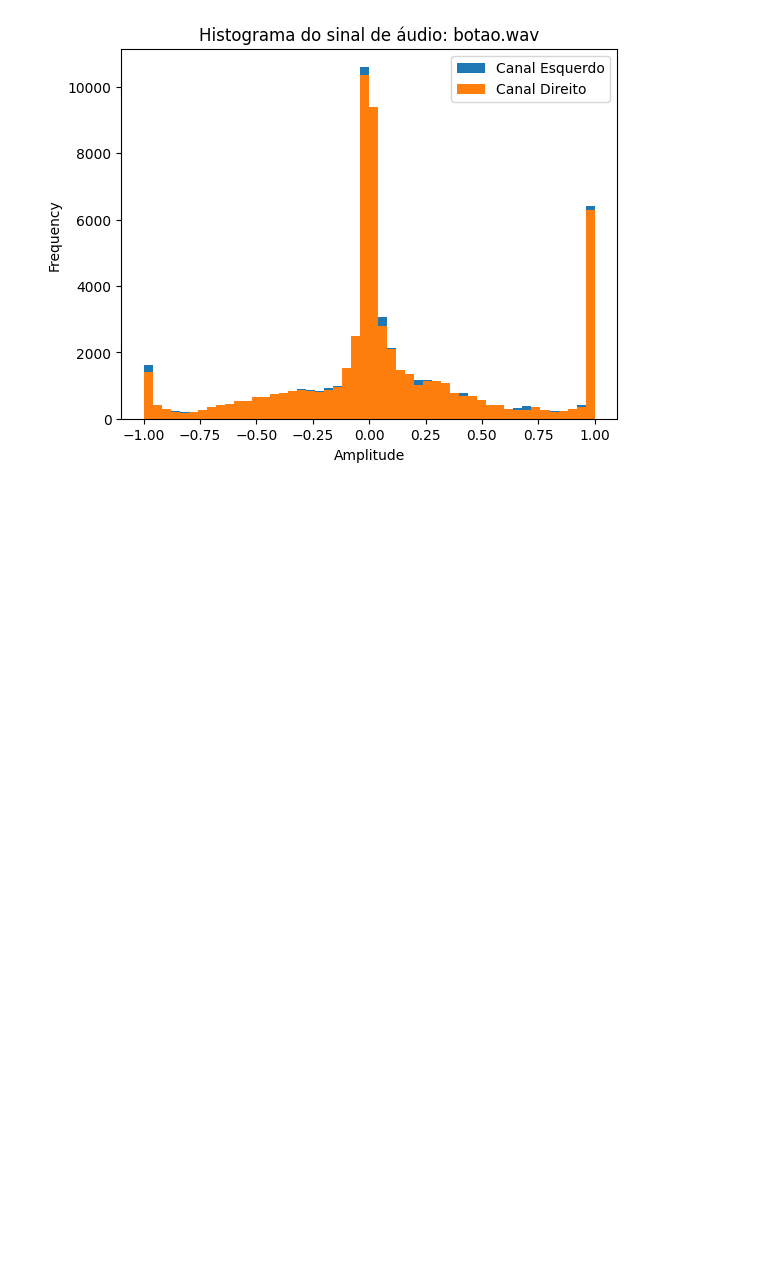
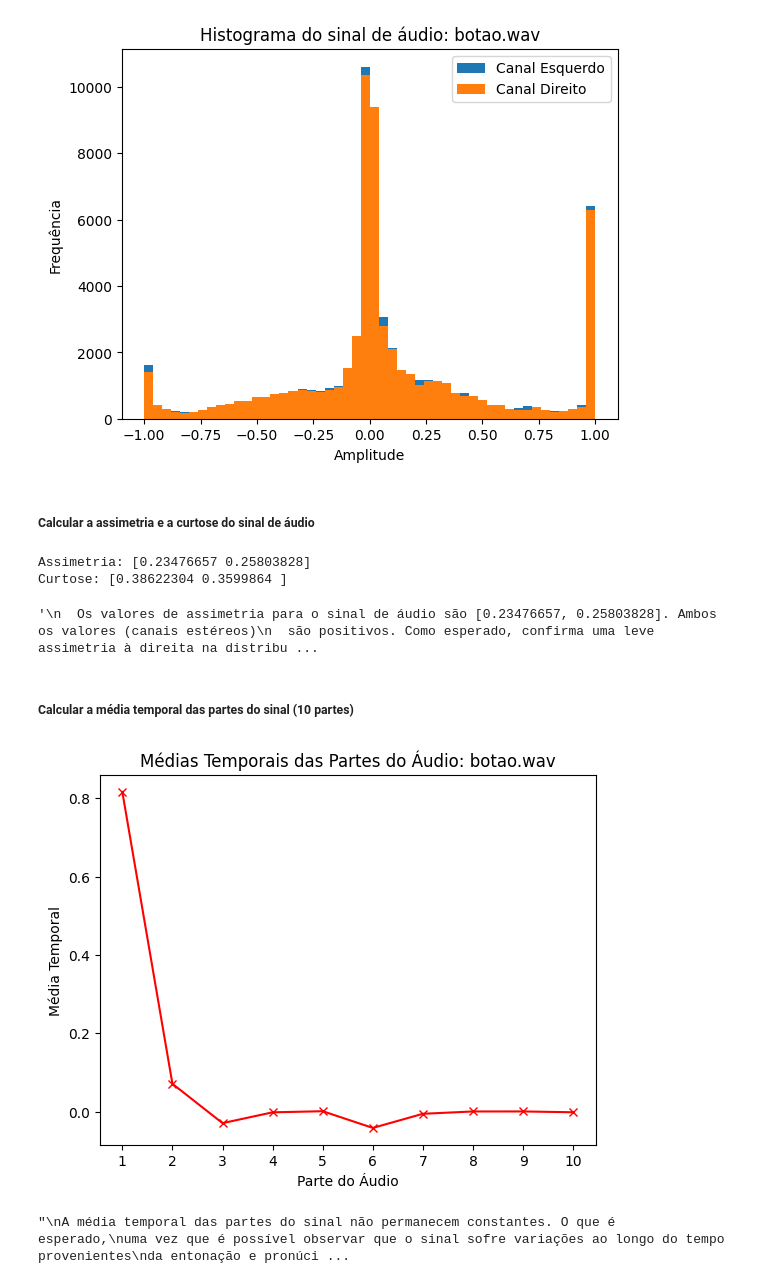
Before and after one commit to JonasFortes12/stochastic-process-audio-analysis, a Jupyter notebook: audio_analisys.ipynb, the cells around one changed output. Cells and saved outputs as stored; diff of their text form; code cells hidden in the pictures; blank space fills up the shorter version.

Commit message:
feat: add analisys of skewness, kurtosis and autocorrelations

```diff
--- a/audio_analisys.ipynb
+++ b/audio_analisys.ipynb
@@ -67,3 +68,60 @@ plt.legend()
 plt.show()
 # %% [output]
 [figure]
+# %% [markdown]
+##### Calcular a assimetria e a curtose do sinal de áudio
+# %%
+# Calcular a skewness
+signal_skewness = skew(signal)
+
+# Calcular a kurtosis
+signal_kurtosis = kurtosis(signal)
+
+# imprimir os valores de skewness e kurtosis
+print("Assimetria:", signal_skewness)
+print("Curtose:", signal_kurtosis)
+
+'''
+  Os valores de assimetria para o sinal de áudio são [0.23476657, 0.25803828]. Ambos os valores (canais estéreos)
+  são positivos. Como esperado, confirma uma leve assimetria à direita na distribuição das amplitudes
+  do sinal de áudio, como é possível observar no gráfico de histograma.
+
+  Já os valores de curtose para o sinal de áudio são [0.38622304 0.3599864].
+  Ambos os valores são positivos, o que sugere uma curtose ligeiramente alta,
+  indicando uma distribuição com caudas um pouco mais pesadas do que a distribuição normal.
+  É possível observar isso no gráfico de histograma, onde a distribuição das amplitudes do sinal de áudio
+  é mais concentrada em torno da média, o que torna as caudas um pouco mais pesadas do que a distribuição normal.
+'''
+# %% [output]
+Assimetria: [0.23476657 0.25803828]
+Curtose: [0.38622304 0.3599864 ]
+'\n  Os valores de assimetria para o sinal de áudio são [0.23476657, 0.25803828]. Ambos os valores (canais estéreos)\n  são positivos. Como esperado, confirma uma leve assimetria à direita na distribu ...
+# %% [markdown]
+##### Calcular a média temporal das partes do sinal (10 partes)
+# %%
+# Calcular o tamanho de cada parte que o sinal será dividido
+part_size = len(signal) // 10
+
+# Dividir o sinal nas 10 partes
+signal_parts = [signal[i:i+part_size] for i in range(0, len(signal), part_size)]
+
+# Calcular a média temporal de cada parte
+mean_parts = [np.mean(part) for part in signal_parts]
+
+# Plotar as médias temporais em um gráfico de linha
+plt.plot(range(1,11),mean_parts, marker='x', color='r')
+plt.xlabel('Parte do Áudio')
+plt.ylabel('Média Temporal')
+plt.title('Médias Temporais das Partes do Áudio: botao.wav')
+# Definir os rótulos do eixo x
+plt.xticks(range(1, 11))
+plt.show()
+
+'''
+A média temporal das partes do sinal não permanecem constantes. O que é esperado,
+uma vez que é possível observar que o sinal sofre variações ao longo do tempo provenientes
+da entonação e pronúcia da palavra 'botão' falada no sinal de áudio.
+'''
+# %% [output]
+[figure, added]
+"\nA média temporal das partes do sinal não permanecem constantes. O que é esperado,\numa vez que é possível observar que o sinal sofre variações ao longo do tempo provenientes\nda entonação e pronúci ...
```
Also changed, not shown: parts of 5 cells of this notebook.
